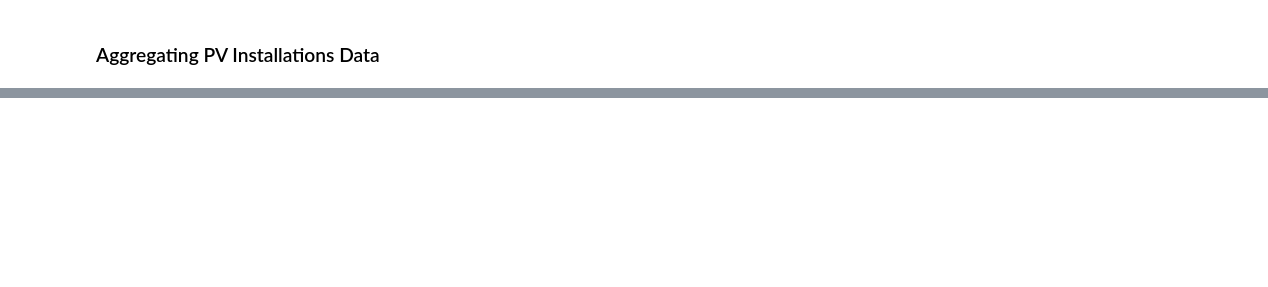
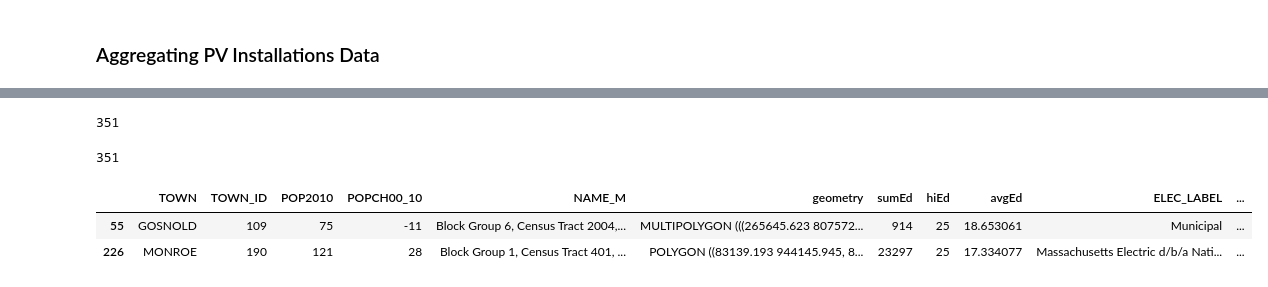
Before and after one commit to ghostpress/ee509-project, a Jupyter notebook: code/processing/dataProcNotebook.ipynb, the cells around one changed output, grey strips where cells are left out. Saved outputs shown, nothing was run; the diff lists cells and outputs as text; code cells hidden in the pictures; blank space fills up the shorter version.

```diff
--- a/code/processing/dataProcNotebook.ipynb
+++ b/code/processing/dataProcNotebook.ipynb
@@ -729,0 +778,6 @@ Index(['TOWN', 'totalInst', 'totalGrant', 'avgGrant', 'totalCap_kW',
+# %%
+X = X.merge(inc_data[['TOWN', 'sumInc', 'avgInc', 'moeInc']], on='TOWN', how='outer')
+# %%
+len(X)
+# %% [output]
+351
@@ -729,0 +788,12 @@ Index(['TOWN', 'totalInst', 'totalGrant', 'avgGrant', 'totalCap_kW',
+# %%
+len(X)
+# %% [output]
+351
+# %%
+missing_data = X[X['TOWN'].isin(['GOSNOLD', 'MONROE'])]
+# %%
+missing_data
+# %% [output]
+|  | TOWN | TOWN_ID | POP2010 | POPCH00_10 | NAME_M | geometry | sumEd | hiEd | avgEd | ELEC_LABEL | ... |
+| 55 | GOSNOLD | 109 | 75 | -11 | Block Group 6, Census Tract 2004,... | MULTIPOLYGON (((265645.623 807572... | 914 | 25 | 18.653061 | Municipal | ... |
+| 226 | MONROE | 190 | 121 | 28 | Block Group 1, Census Tract 401, ... | POLYGON ((83139.193 944145.945, 8... | 23297 | 25 | 17.334077 | Massachusetts Electric d/b/a Nati... | ... |
```
Also changed, not shown: parts of 24 cells of this notebook.
